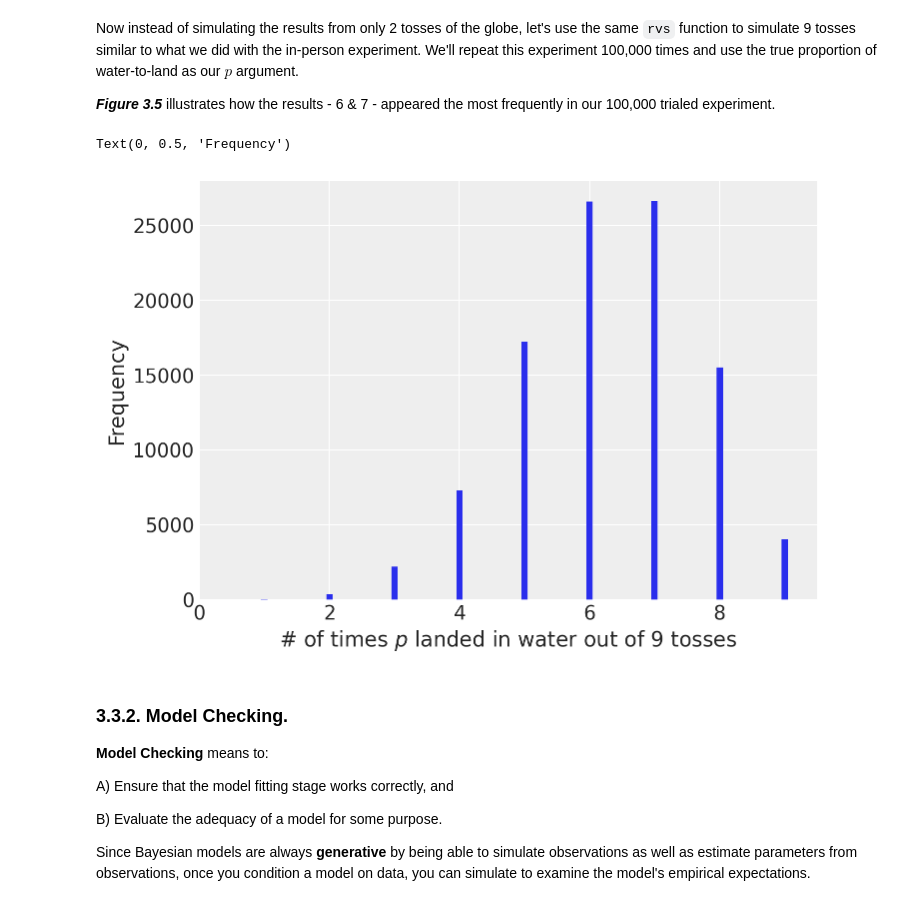
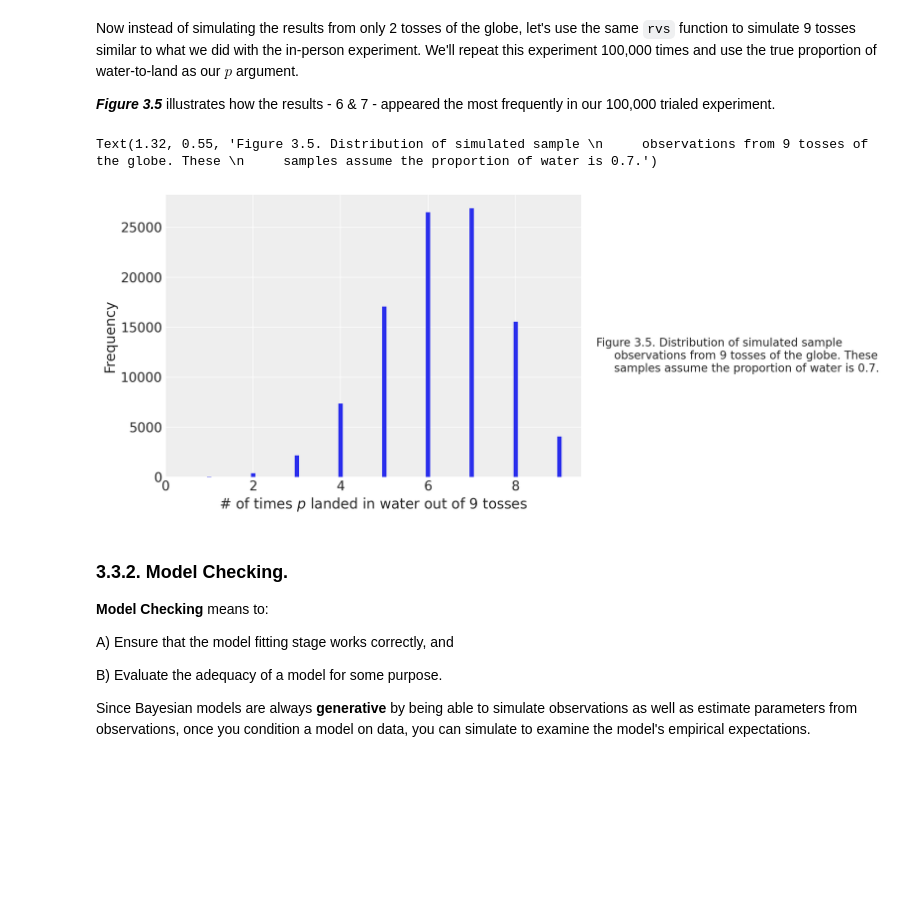
Before and after one commit to vanislekahuna/Statistical-Rethinking-PyMC, a Jupyter notebook: Chp_03.ipynb, the cells around one changed output. Cells and saved outputs as stored; diff of their text form; code cells hidden in the pictures; blank space fills up the shorter version.

```diff
--- a/Chp_03.ipynb
+++ b/Chp_03.ipynb
@@ -587,13 +603,22 @@ Now instead of simulating the results from only 2 tosses of the globe, let's use
 # %%
 dummy_w = stats.binom.rvs(n=9, p=0.7, size=int(1e5))
 bar_width = 0.1
 plt.hist(dummy_w, bins=np.arange(0, 11) - bar_width / 2, width=bar_width)
 plt.xlim(0, 9.5)
 plt.xlabel("# of times $p$ landed in water out of 9 tosses")
 plt.ylabel("Frequency")
+
+plt.suptitle(
+    x=1.32,
+    y=.55,
+    t="Figure 3.5. Distribution of simulated sample \n \
+    observations from 9 tosses of the globe. These \n \
+    samples assume the proportion of water is 0.7.",
+    ma="left"
+  )
 # %% [output]
-Text(0, 0.5, 'Frequency')
+Text(1.32, 0.55, 'Figure 3.5. Distribution of simulated sample \n     observations from 9 tosses of the globe. These \n     samples assume the proportion of water is 0.7.')
-[figure, old version]
+[figure, new version]
 # %% [markdown]
 ### 3.3.2. Model Checking.
 
```
Also changed, not shown: parts of 13 cells of this notebook.
